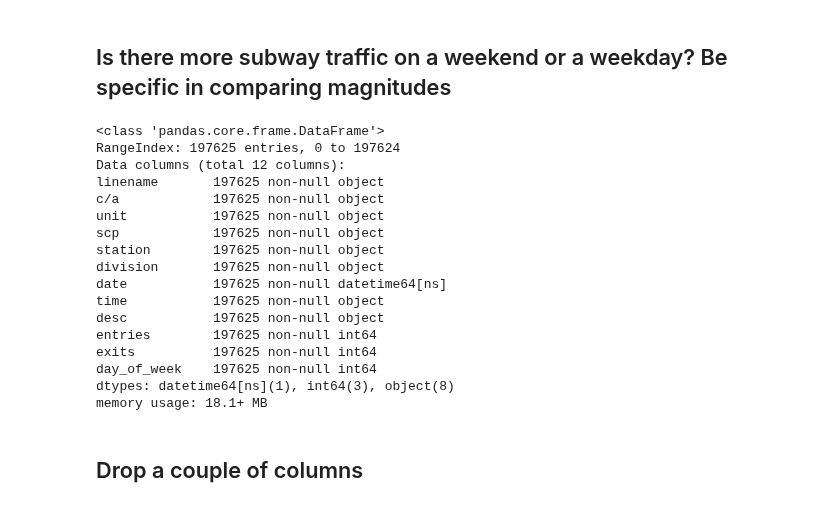
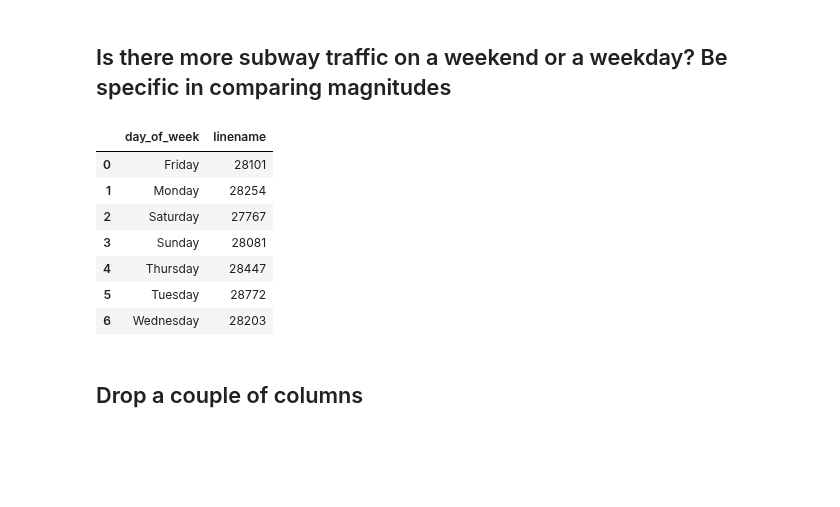
Before and after one commit to hlevymyers/dsc-pandas-series-and-dataframes-lab-dc-ds-career-042219, a Jupyter notebook: index.ipynb, the cells around one changed output. Drawn from its saved outputs; the diff is of its cells as text; code cells hidden in the pictures; blank space fills up the shorter version.

```diff
--- a/index.ipynb
+++ b/index.ipynb
@@ -164,23 +164,16 @@ sns.barplot(x = 'day_of_week', y = 'linename', data = traffic_by_day_df)
 ## Is there more subway traffic on a weekend or a weekday?    Be specific in comparing magnitudes
 # %%
 #There are very slight daily differences, but not significant ones.
+
+traffic_by_day_df.head(7)
 # %% [output]
-<class 'pandas.core.frame.DataFrame'>
-RangeIndex: 197625 entries, 0 to 197624
-Data columns (total 12 columns):
-linename       197625 non-null object
-c/a            197625 non-null object
-unit           197625 non-null object
-scp            197625 non-null object
-station        197625 non-null object
-division       197625 non-null object
-date           197625 non-null datetime64[ns]
-time           197625 non-null object
-desc           197625 non-null object
-entries        197625 non-null int64
-exits          197625 non-null int64
-day_of_week    197625 non-null int64
-dtypes: datetime64[ns](1), int64(3), object(8)
-memory usage: 18.1+ MB
+|  | day_of_week | linename |
+| 0 | Friday | 28101 |
+| 1 | Monday | 28254 |
+| 2 | Saturday | 27767 |
+| 3 | Sunday | 28081 |
+| 4 | Thursday | 28447 |
+| 5 | Tuesday | 28772 |
+| 6 | Wednesday | 28203 |
 # %% [markdown]
 ## Drop a couple of columns
```
Also changed, not shown: parts of 2 cells of this notebook.
